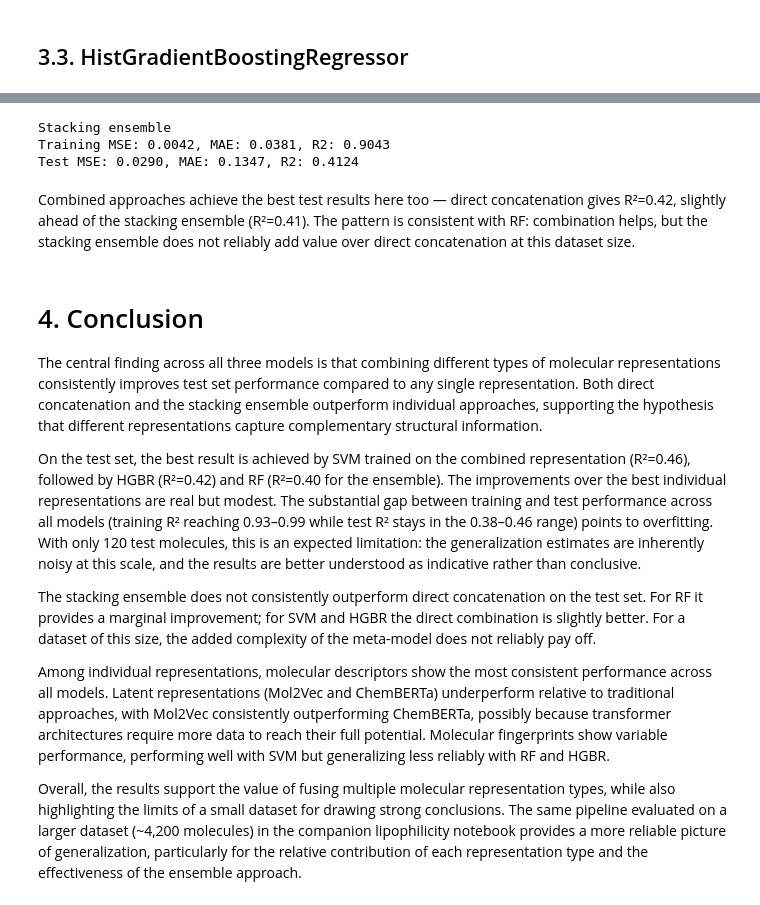
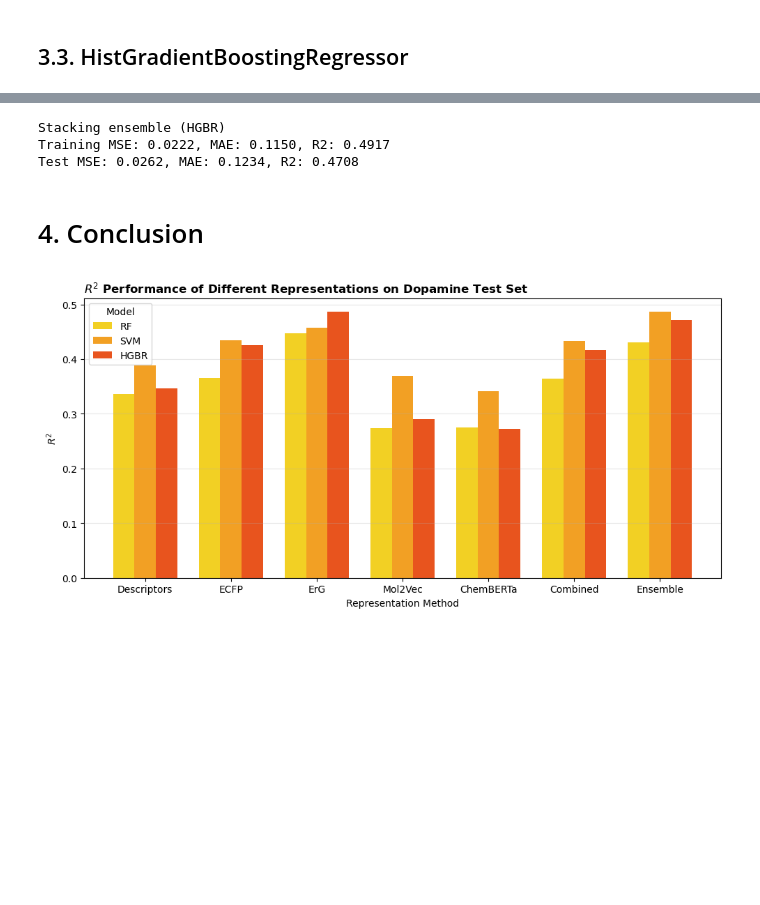
Before and after one commit to afstama/molecular-property-prediction, a Jupyter notebook: molecular_property_prediction_dopamine.ipynb, the cells around one changed output, grey strips where cells are left out. Cells and saved outputs as stored; diff of their text form; code cells hidden in the pictures; blank space fills up the shorter version.

```diff
--- a/molecular_property_prediction_dopamine.ipynb
+++ b/molecular_property_prediction_dopamine.ipynb
@@ -1287,42 +1291,64 @@ Fitting 3 folds for each of 20 candidates, totalling 60 fits
 # %%
-from sklearn.linear_model import Ridge
+from sklearn.ensemble import HistGradientBoostingRegressor
 
-# Stack predictions from validation set
-meta_X = np.vstack((
-    hist_descriptors.predict(X_descriptors_train),
-    hist_fp.predict(X_fp_train),
-    hist_mol2vec.predict(X_mol2vec_train),
-    hist_chemberta.predict(X_chemberta_train))).T
+# --- HGBR stacking ensemble ---
+oof_descriptors = cross_val_predict(HistGradientBoostingRegressor(**hist_descriptors.get_params()), X_descriptors_train, y_train, cv=5, n_jobs=-1)
+oof_ecfp        = cross_val_predict(HistGradientBoostingRegressor(**hist_ecfp.get_params()), X_ecfp_train, y_train, cv=5, n_jobs=-1)
+oof_erg         = cross_val_predict(HistGradientBoostingRegressor(**hist_erg.get_params()), X_erg_train, y_train, cv=5, n_jobs=-1)
+oof_mol2vec     = cross_val_predict(HistGradientBoostingRegressor(**hist_mol2vec.get_params()), X_mol2vec_train, y_train, cv=5, n_jobs=-1)
+oof_chemberta   = cross_val_predict(HistGradientBoostingRegressor(**hist_chemberta.get_params()), X_chemberta_train, y_train, cv=5, n_jobs=-1)
+
+meta_X = np.vstack((oof_descriptors, oof_ecfp, oof_erg, oof_mol2vec, oof_chemberta)).T
 meta_model = Ridge()
 meta_model.fit(meta_X, y_train)
 train_preds = meta_model.predict(meta_X)
 
-# On test data:
 meta_test = np.vstack((
     hist_descriptors.predict(X_descriptors_test),
-    hist_fp.predict(X_fp_test),
+    hist_ecfp.predict(X_ecfp_test),
+    hist_erg.predict(X_erg_test),
     hist_mol2vec.predict(X_mol2vec_test),
     hist_chemberta.predict(X_chemberta_test))).T
 final_preds = meta_model.predict(meta_test)
 
-print('Stacking ensemble')
+print('Stacking ensemble (HGBR)')
 print(f'Training MSE: {mean_squared_error(y_train, train_preds):.4f}, MAE: {mean_absolute_error(y_train, train_preds):.4f}, R2: {r2_score(y_train, train_preds):.4f}')
 print(f'Test MSE: {mean_squared_error(y_test, final_preds):.4f}, MAE: {mean_absolute_error(y_test, final_preds):.4f}, R2: {r2_score(y_test, final_preds):.4f}')
 # %% [output]
-Stacking ensemble
-Training MSE: 0.0042, MAE: 0.0381, R2: 0.9043
-Test MSE: 0.0290, MAE: 0.1347, R2: 0.4124
+Stacking ensemble (HGBR)
+Training MSE: 0.0222, MAE: 0.1150, R2: 0.4917
+Test MSE: 0.0262, MAE: 0.1234, R2: 0.4708
-# %% [markdown]
-Combined approaches achieve the best test results here too — direct concatenation gives R²=0.42, slightly ahead of the stacking ensemble (R²=0.41). The pattern is consistent with RF: combination helps, but the stacking ensemble does not reliably add value over direct concatenation at this dataset size.
 # %% [markdown]
 # 4. Conclusion
-
-The central finding across all three models is that combining different types of molecular representations consistently improves test set performance compared to any single representation. Both direct concatenation and the stacking ensemble outperform individual approaches, supporting the hypothesis that different representations capture complementary structural information.
-
-On the test set, the best result is achieved by SVM trained on the combined representation (R²=0.46), followed by HGBR (R²=0.42) and RF (R²=0.40 for the ensemble). The improvements over the best individual representations are real but modest. The substantial gap between training and test performance across all models (training R² reaching 0.93–0.99 while test R² stays in the 0.38–0.46 range) points to overfitting. With only 120 test molecules, this is an expected limitation: the generalization estimates are inherently noisy at this scale, and the results are better understood as indicative rather than conclusive.
-
-The stacking ensemble does not consistently outperform direct concatenation on the test set. For RF it provides a marginal improvement; for SVM and HGBR the direct combination is slightly better. For a dataset of this size, the added complexity of the meta-model does not reliably pay off.
-
-Among individual representations, molecular descriptors show the most consistent performance across all models. Latent representations (Mol2Vec and ChemBERTa) underperform relative to traditional approaches, with Mol2Vec consistently outperforming ChemBERTa, possibly because transformer architectures require more data to reach their full potential. Molecular fingerprints show variable performance, performing well with SVM but generalizing less reliably with RF and HGBR.
-
-Overall, the results support the value of fusing multiple molecular representation types, while also highlighting the limits of a small dataset for drawing strong conclusions. The same pipeline evaluated on a larger dataset (~4,200 molecules) in the companion lipophilicity notebook provides a more reliable picture of generalization, particularly for the relative contribution of each representation type and the effectiveness of the ensemble approach.
+# %%
+import matplotlib.pyplot as plt
+import numpy as np
+
+def plot_r2_comparison(representations, rf_r2, svm_r2, hgbr_r2, title):
+    x = np.arange(len(representations))
+    width = 0.25
+
+    fig, ax = plt.subplots(figsize=(10, 5))
+    ax.bar(x - width, rf_r2, width, label='RF', color='#F2D024')
+    ax.bar(x, svm_r2, width, label='SVM', color='#F2A024')
+    ax.bar(x + width, hgbr_r2, width, label='HGBR', color='#E8541E')
+
+    ax.set_xlabel('Representation Method')
+    ax.set_ylabel('$R^2$')
+    ax.set_title(title, loc='left', fontweight='bold')
+    ax.set_xticks(x)
+    ax.set_xticklabels(representations)
+    ax.legend(title='Model')
+    ax.grid(axis='y', alpha=0.3)
+    plt.tight_layout()
+    plt.show()
+
+plot_r2_comparison(
+    representations=['Descriptors', 'ECFP', 'ErG', 'Mol2Vec', 'ChemBERTa', 'Combined', 'Ensemble'],
+    rf_r2=[0.336, 0.365, 0.447, 0.274, 0.275, 0.364, 0.431],
+    svm_r2=[0.388, 0.435, 0.457, 0.369, 0.341, 0.433, 0.487],
+    hgbr_r2=[0.347, 0.425, 0.487, 0.290, 0.272, 0.416, 0.471],
+    title='$R^2$ Performance of Different Representations on Dopamine Test Set'
+)
+# %% [output]
+[figure, added]
```
Also changed, not shown: parts of 49 cells of this notebook, 1 other file.
